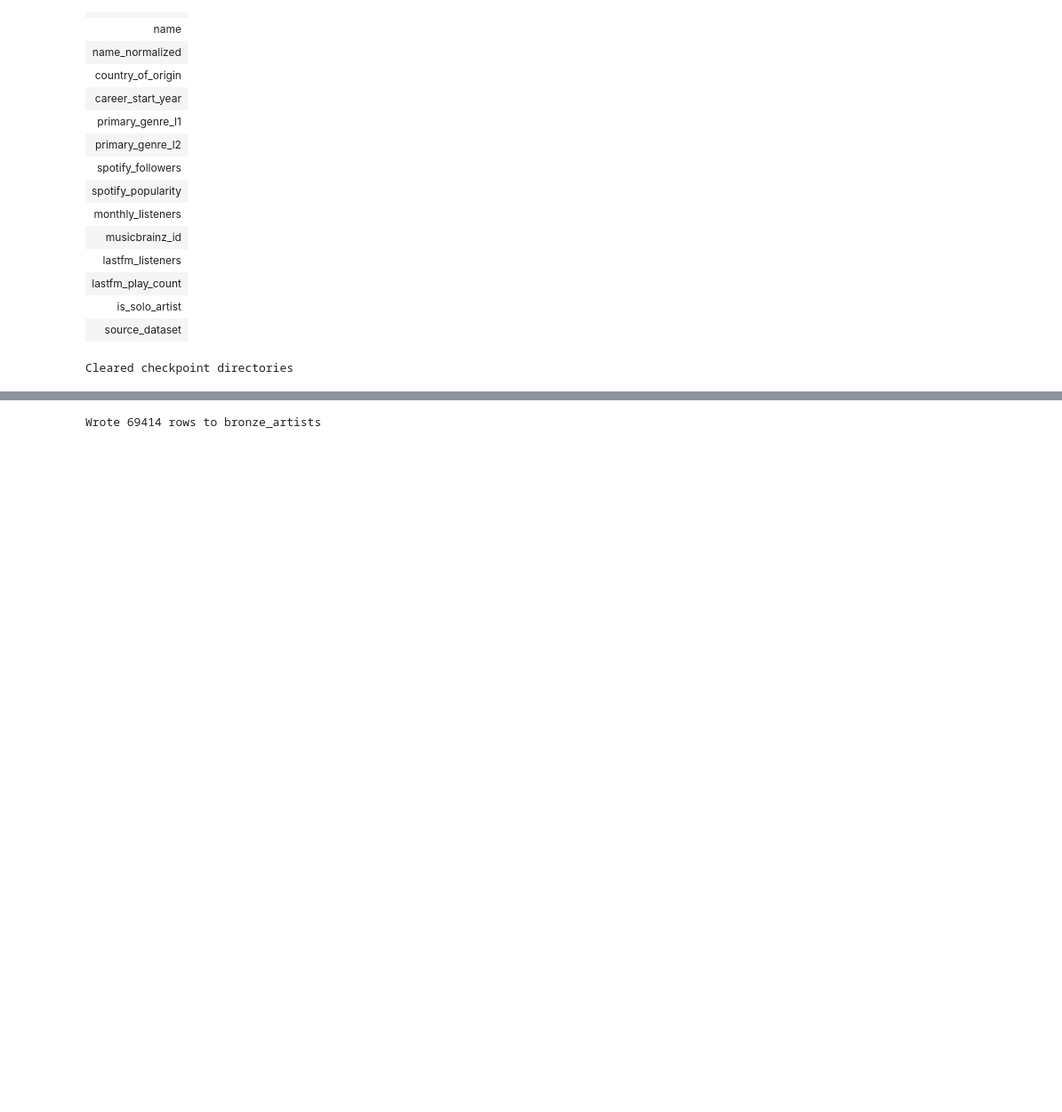
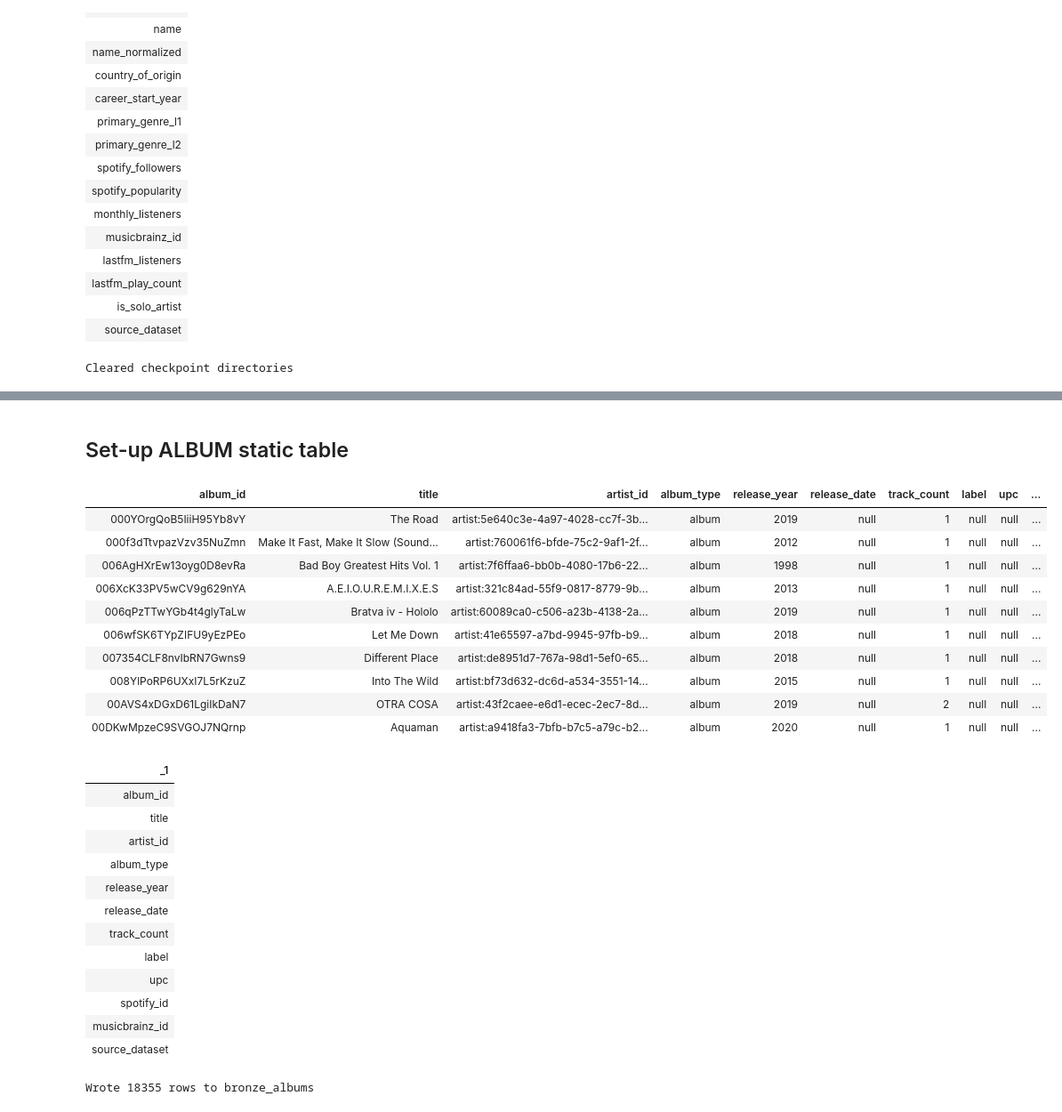
Before and after one commit to nicknav98/spotify_data_project, a Jupyter notebook: static-tables.ipynb, the cells around one changed output, grey strips where cells are left out. Shown at 89% size. Drawn from its saved outputs; the diff is of its cells as text; code cells hidden in the pictures; blank space fills up the shorter version.

```diff
--- a/static-tables.ipynb
+++ b/static-tables.ipynb
@@ -61,21 +126,51 @@ Cleared checkpoint directories
+# %% [markdown]
+## Set-up ALBUM static table
+# %%
+df_raw = spark.read.csv("/Volumes/spotify-data-project-dev/default/spotify-data-project/spotify_albums.csv", header=True)
+display(df_raw.limit(10))
+display(df_raw.columns)
+# %% [output]
+| album_id | title | artist_id | album_type | release_year | release_date | track_count | label | upc | ... |
+| 000YOrgQoB5IiiH95Yb8vY | The Road | artist:5e640c3e-4a97-4028-cc7f-3b... | album | 2019 | null | 1 | null | null | ... |
+| 000f3dTtvpazVzv35NuZmn | Make It Fast, Make It Slow (Sound... | artist:760061f6-bfde-75c2-9af1-2f... | album | 2012 | null | 1 | null | null | ... |
+| 006AgHXrEw13oyg0D8evRa | Bad Boy Greatest Hits Vol. 1 | artist:7f6ffaa6-bb0b-4080-17b6-22... | album | 1998 | null | 1 | null | null | ... |
+| 006XcK33PV5wCV9g629nYA | A.E.I.O.U.R.E.M.I.X.E.S | artist:321c84ad-55f9-0817-8779-9b... | album | 2013 | null | 1 | null | null | ... |
+| 006qPzTTwYGb4t4glyTaLw | Bratva iv - Hololo | artist:60089ca0-c506-a23b-4138-2a... | album | 2019 | null | 1 | null | null | ... |
+| 006wfSK6TYpZIFU9yEzPEo | Let Me Down | artist:41e65597-a7bd-9945-97fb-b9... | album | 2018 | null | 1 | null | null | ... |
+| 007354CLF8nvIbRN7Gwns9 | Different Place | artist:de8951d7-767a-98d1-5ef0-65... | album | 2018 | null | 1 | null | null | ... |
+| 008YlPoRP6UXxI7L5rKzuZ | Into The Wild | artist:bf73d632-dc6d-a534-3551-14... | album | 2015 | null | 1 | null | null | ... |
+| 00AVS4xDGxD61LgiIkDaN7 | OTRA COSA | artist:43f2caee-e6d1-ecec-2ec7-8d... | album | 2019 | null | 2 | null | null | ... |
+| 00DKwMpzeC9SVGOJ7NQrnp | Aquaman | artist:a9418fa3-7bfb-b7c5-a79c-b2... | album | 2020 | null | 1 | null | null | ... |
+| _1 |
+| album_id |
+| title |
+| artist_id |
+| album_type |
+| release_year |
+| release_date |
+| track_count |
+| label |
+| upc |
+| spotify_id |
+| musicbrainz_id |
+| source_dataset |
 # %%
-# Process bronze artists using batch read and write
-def process_bronze_artist():
-    df = spark.read.csv(
-        "/Volumes/spotify-data-project-dev/default/spotify-data-project/spotify_artists.csv",
+def process_bronze_albums():
+    df_albums = spark.read.csv(
+        "/Volumes/spotify-data-project-dev/default/spotify-data-project/spotify_albums.csv",
         header=True,
         inferSchema=True
     ) \
         .withColumn("timestamp_added", F.current_timestamp()) \
         .withColumn("year_month", F.date_format("timestamp_added", "yyyy-MM"))
 
-    df.write \
+    df_albums.write \
         .mode("append") \
-        .partitionBy("primary_genre_l1", "primary_genre_l2", "timestamp_added") \
-        .saveAsTable("bronze_artists")
+        .partitionBy("release_year") \
+        .saveAsTable("`spotify-data-project-dev`.`default`.bronze_albums")
 
-    print(f"Wrote {df.count()} rows to bronze_artists")
+    print(f"Wrote {df_albums.count()} rows to bronze_albums")
 
-process_bronze_artist()
+process_bronze_albums()
 # %% [output]
-Wrote 69414 rows to bronze_artists
+Wrote 18355 rows to bronze_albums
```
Also changed, not shown: parts of 6 cells of this notebook.
